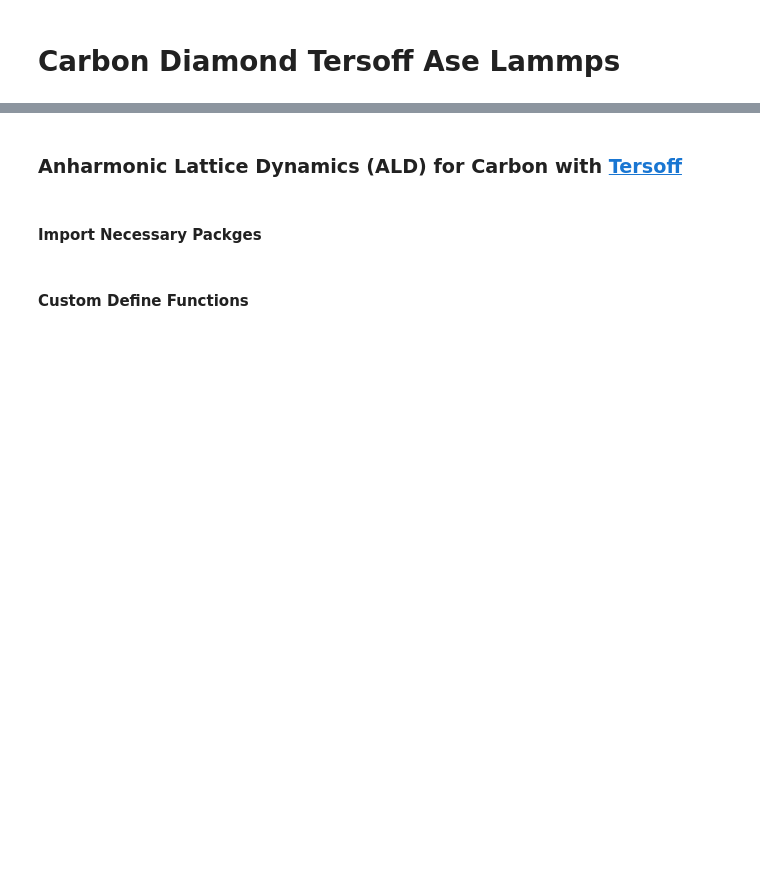
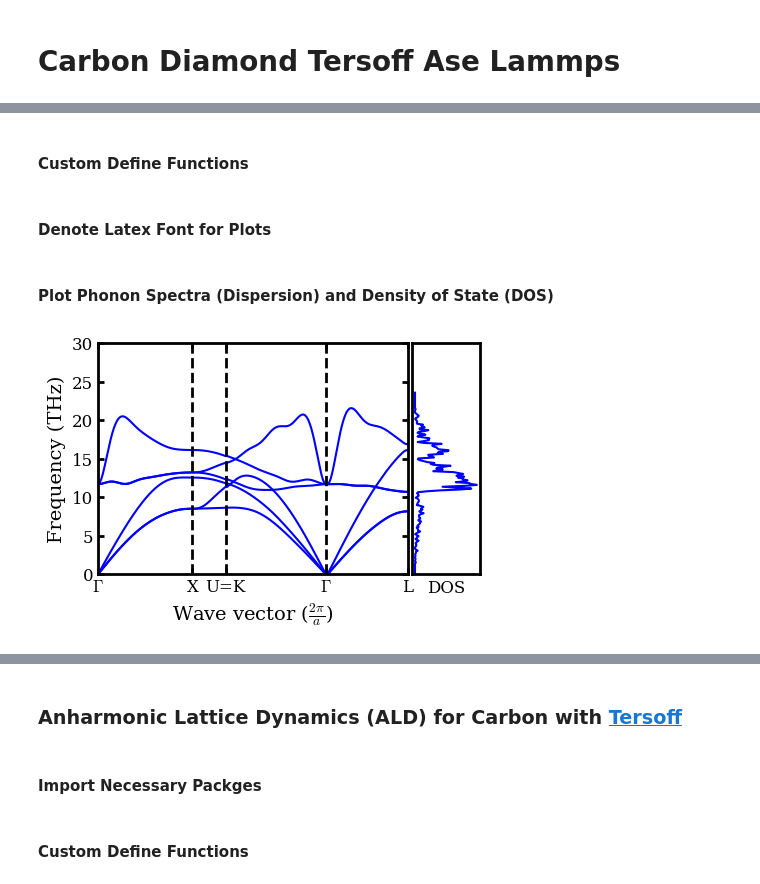
Before and after one commit to nanotheorygroup/kaldo-examples, a Jupyter notebook: docsource/empirical_potentials/carbon_diamond_Tersoff_ASE_LAMMPS.ipynb, the cells around one changed output, grey strips where cells are left out. Cells and saved outputs as stored; diff of their text form; code cells hidden in the pictures; blank space fills up the shorter version.

```diff
--- a/docsource/empirical_potentials/carbon_diamond_Tersoff_ASE_LAMMPS.ipynb
+++ b/docsource/empirical_potentials/carbon_diamond_Tersoff_ASE_LAMMPS.ipynb
@@ -2,0 +12,2 @@
+# %% [markdown]
+#### Custom Define Functions
@@ -2,0 +64,64 @@
+# %% [markdown]
+#### Denote Latex Font for Plots
+# %%
+# Denote plot default format
+aw = 2
+fs = 12
+font = {'size': fs}
+matplotlib.rc('font', **font)
+matplotlib.rc('axes', linewidth=aw)
+
+# Configure Matplotlib to use a LaTeX-like style without LaTeX
+plt.rcParams['text.usetex'] = False
+plt.rcParams['font.family'] = 'serif'
+plt.rcParams['mathtext.fontset'] = 'cm'
+# %% [markdown]
+#### Plot Phonon Spectra (Dispersion) and Density of State (DOS)
+# %%
+data_folder = './kaldo_runs_without_NAC/'
+
+# Derive symbols for high symmetry directions in Brillouin zone
+dispersion = np.loadtxt(data_folder  + 'plots/15_15_15/dispersion')
+point_names = np.loadtxt(data_folder  + 'plots/15_15_15/point_names', dtype=str)
+
+point_names_list = []
+for point_name in point_names:
+    if point_name == 'G':
+        point_name = r'$\Gamma$'
+    elif point_name == 'U':
+        point_name = 'U=K'
+    point_names_list.append(point_name)
+
+# Load in the "tick-mark" values for these symbols
+q = np.loadtxt(data_folder  + 'plots/15_15_15/q')
+Q = np.loadtxt(data_folder  + 'plots/15_15_15/Q_val')
+
+# Load in grid and dos individually
+dos_MgO = np.load(data_folder + 'plots/15_15_15/dos.npy')
+
+# Plot dispersion
+fig = figure(figsize=(4,3))
+set_fig_properties([gca()])
+plot(q[0], dispersion[0, 0], 'b-', ms=1)
+plot(q, dispersion, 'b-', ms=1)
+for i in range(1, 4):
+    axvline(x=Q[i], ymin=0, ymax=2, ls='--',  lw=2, c="k")
+ylabel('Frequency (THz)', fontsize=14)
+xlabel(r'Wave vector ($\frac{2\pi}{a}$)', fontsize=14)
+gca().set_yticks(np.arange(0, 35, 5))
+xticks(Q, point_names_list)
+ylim([0, 30])
+xlim([Q[0], Q[4]])
+dosax = fig.add_axes([0.91, .11, .17, .77])
+set_fig_properties([gca()])
+
+# Plot per projection
+for d in np.expand_dims(dos_MgO[1],0):
+    dosax.plot(d, dos_MgO[0],c='b')
+dosax.set_yticks([])
+dosax.set_xticks([])
+dosax.set_xlabel("DOS")
+ylim([0, 30])
+show()
+# %% [output]
+[figure, added]
```
Also changed, not shown: parts of 12 cells of this notebook, 40 other files.
